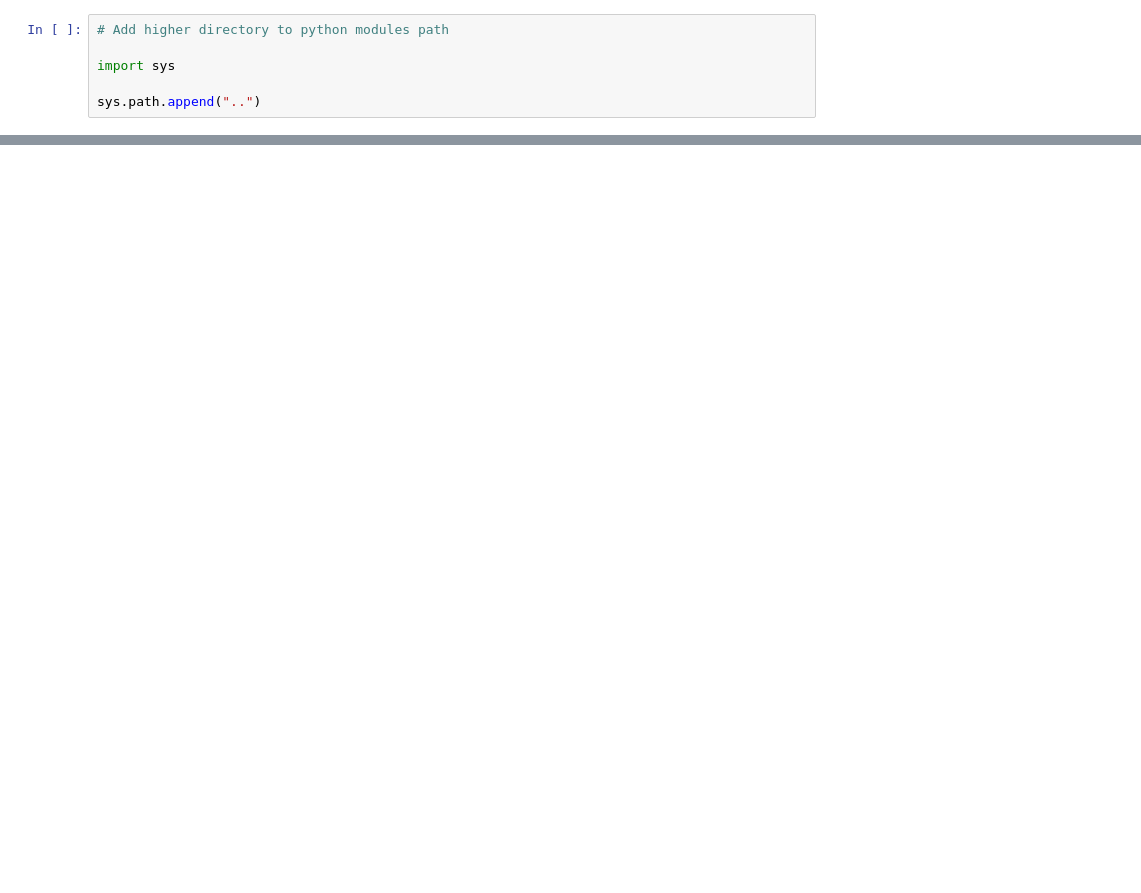
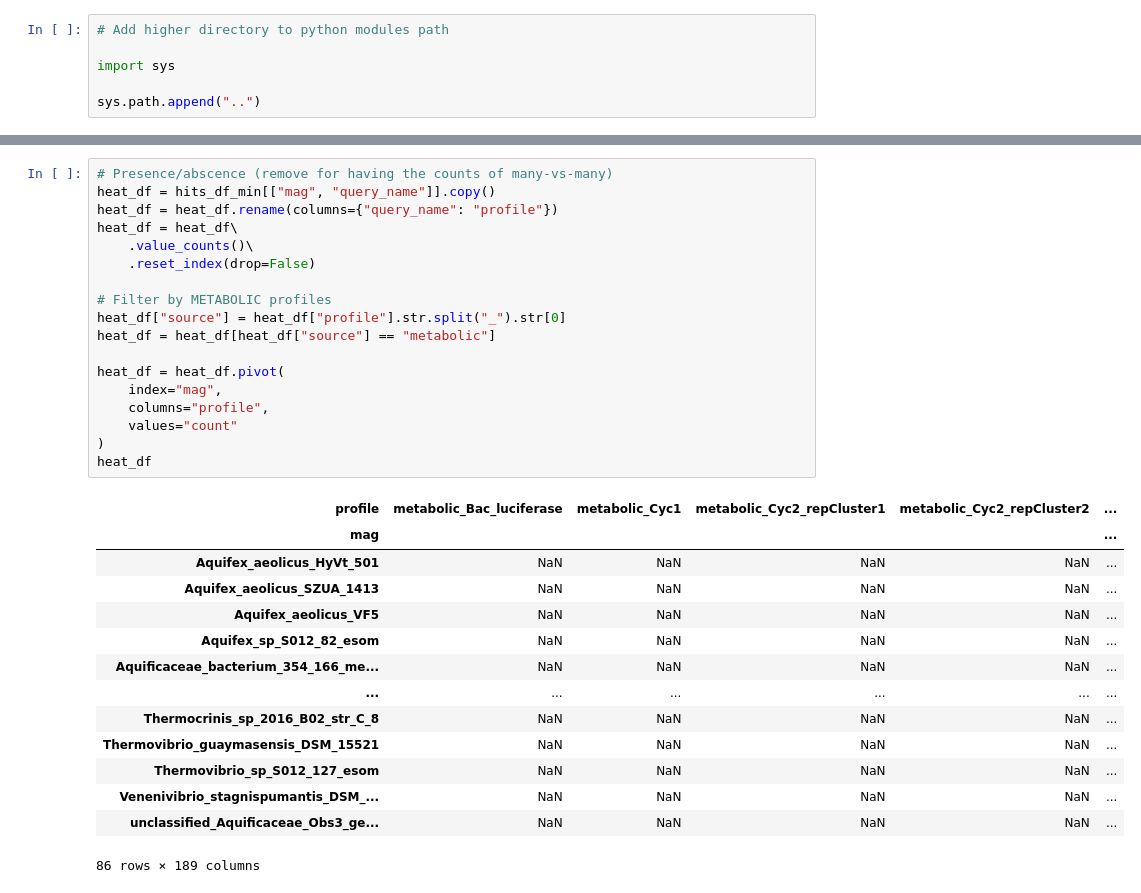
Before and after one commit to giovannellilab/faro-hmm, a Jupyter notebook: notebooks/Pipeline.ipynb, the cells around one changed output, grey strips where cells are left out. Saved outputs shown, nothing was run; the diff lists cells and outputs as text; blank space fills up the shorter version.

```diff
--- a/notebooks/Pipeline.ipynb
+++ b/notebooks/Pipeline.ipynb
@@ -52,0 +80,33 @@ merged_df
+# %%
+# Presence/abscence (remove for having the counts of many-vs-many)
+heat_df = hits_df_min[["mag", "query_name"]].copy()
+heat_df = heat_df.rename(columns={"query_name": "profile"})
+heat_df = heat_df\
+    .value_counts()\
+    .reset_index(drop=False)
+
+# Filter by METABOLIC profiles
+heat_df["source"] = heat_df["profile"].str.split("_").str[0]
+heat_df = heat_df[heat_df["source"] == "metabolic"]
+
+heat_df = heat_df.pivot(
+    index="mag",
+    columns="profile",
+    values="count"
+)
+heat_df
+# %% [output]
+| profile | metabolic_Bac_luciferase | metabolic_Cyc1 | metabolic_Cyc2_repCluster1 | metabolic_Cyc2_repCluster2 | ... |
+| mag |  |  |  |  | ... |
+| Aquifex_aeolicus_HyVt_501 | NaN | NaN | NaN | NaN | ... |
+| Aquifex_aeolicus_SZUA_1413 | NaN | NaN | NaN | NaN | ... |
+| Aquifex_aeolicus_VF5 | NaN | NaN | NaN | NaN | ... |
+| Aquifex_sp_S012_82_esom | NaN | NaN | NaN | NaN | ... |
+| Aquificaceae_bacterium_354_166_me... | NaN | NaN | NaN | NaN | ... |
+| ... | ... | ... | ... | ... | ... |
+| Thermocrinis_sp_2016_B02_str_C_8 | NaN | NaN | NaN | NaN | ... |
+| Thermovibrio_guaymasensis_DSM_15521 | NaN | NaN | NaN | NaN | ... |
+| Thermovibrio_sp_S012_127_esom | NaN | NaN | NaN | NaN | ... |
+| Venenivibrio_stagnispumantis_DSM_... | NaN | NaN | NaN | NaN | ... |
+| unclassified_Aquificaceae_Obs3_ge... | NaN | NaN | NaN | NaN | ... |
+86 rows × 189 columns
```
Also changed, not shown: parts of 5 cells of this notebook.
